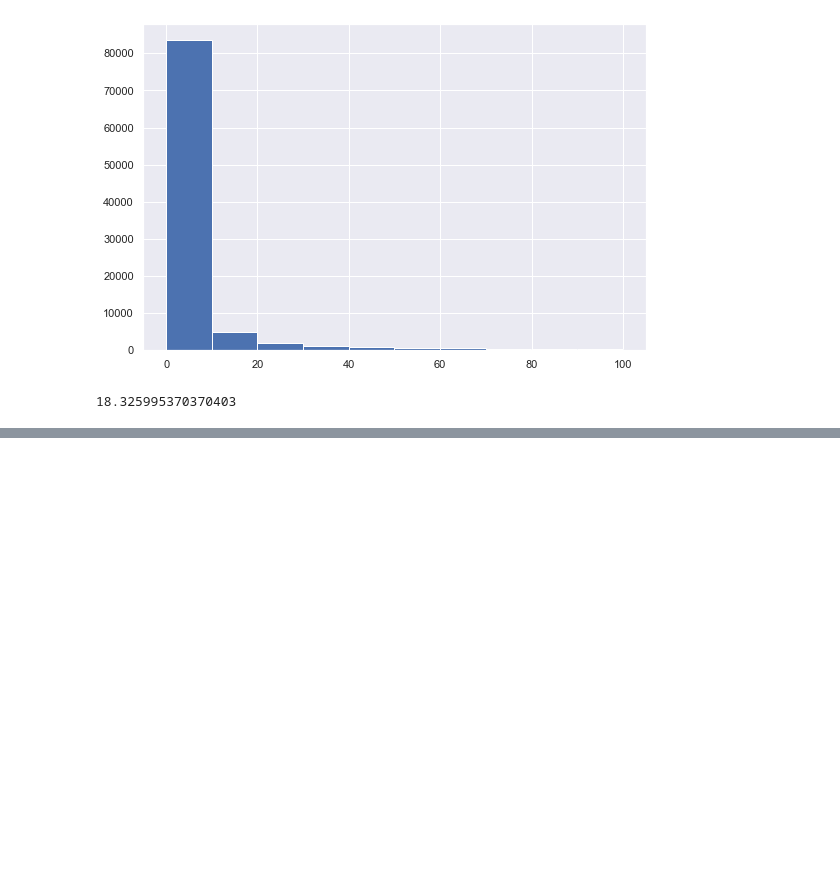
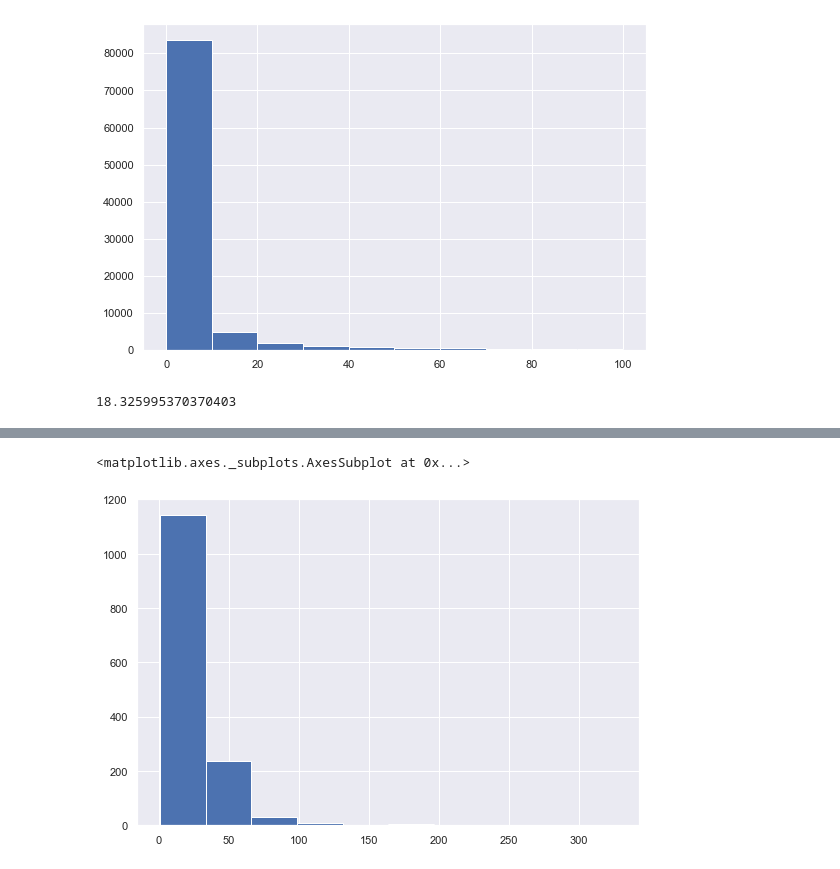
Before and after one commit to mishagrol/ml_course, a Jupyter notebook: StepikContest.ipynb, the cells around one changed output, grey strips where cells are left out. Drawn from its saved outputs; the diff is of its cells as text; code cells hidden in the pictures; blank space fills up the shorter version.

```diff
--- a/StepikContest.ipynb
+++ b/StepikContest.ipynb
@@ -147,0 +141,34 @@ users_score
+# %%
+events_data = pd.read_csv('https://stepik.org/media/attachments/course/4852/event_data_train.zip', compression ='zip')
+submission_data = pd.read_csv('https://stepik.org/media/attachments/course/4852/submissions_data_train.zip',compression ='zip')
+events_data['date'] = pd.to_datetime(events_data.timestamp, unit = 's')
+events_data['day'] = events_data.date.dt.date
+
+submission_data['date'] = pd.to_datetime(submission_data.timestamp, unit = 's')
+submission_data['day'] = submission_data.date.dt.date
+
+users_data = events_data.groupby('user_id', as_index= False)\
+        .agg({'timestamp': 'max'})\
+        .rename({'timestamp':'last_timestamp'}, axis = 'columns')
+now = 1526772811
+drop_out_threasold = 2592000
+
+users_data['is_gone_user'] = (now - users_data.last_timestamp) > drop_out_threasold
+users_scores = submission_data.pivot_table(index='user_id',\
+                        columns = 'submission_status',\
+                        values = 'step_id',\
+                        aggfunc = 'count',\
+                        fill_value = 0)\
+                        .reset_index()
+users_data = users_data.merge(users_scores, on = 'user_id', how = 'outer')
+users_data = users_data.fillna(0)
+users_invent_data = events_data.pivot_table(index = 'user_id',
+                        columns = 'action',
+                        values  = 'step_id',
+                        aggfunc = 'count',
+                        fill_value = 0).reset_index()
+users_data = users_data.merge(users_invent_data, how = 'outer')
+users_days = events_data.groupby('user_id').day.nunique()
+users_days.to_frame().reset_index()
+users_data = users_data.merge(users_days, on = 'user_id', how = 'outer')
+users_data['passed_corse'] = users_data.passed > 170
@@ -147,0 +184,5 @@ users_score
+# %%
+users_data[users_data.passed_corse].day.hist()
+# %% [output]
+<matplotlib.axes._subplots.AxesSubplot at 0x...>
+[figure, added]
```
Also changed, not shown: parts of 21 cells of this notebook, 5 other files.
